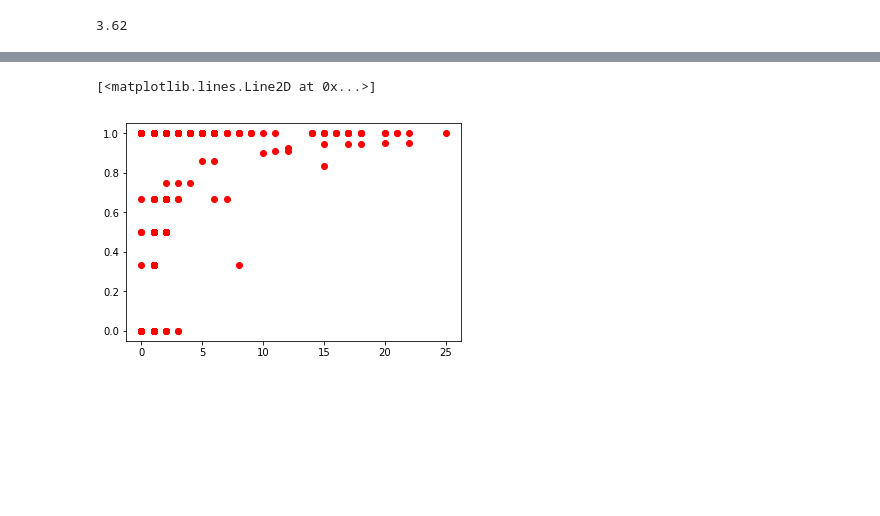
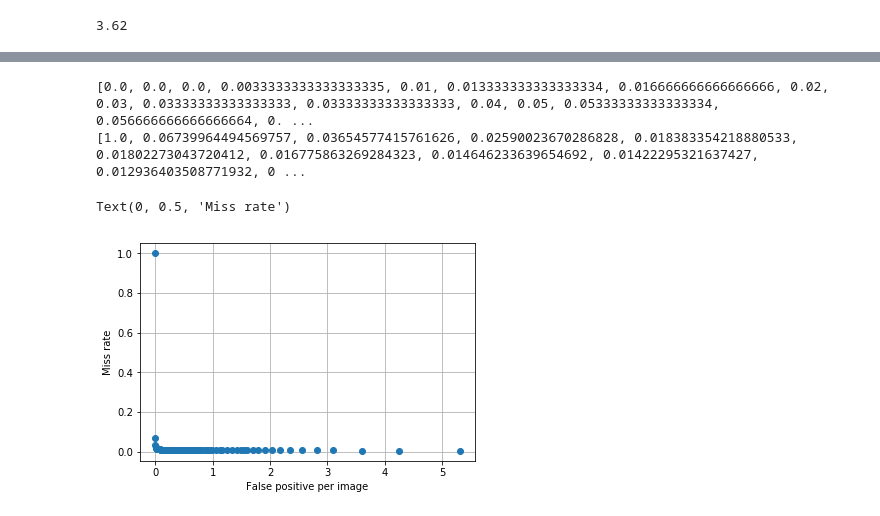
Before and after one commit to tony92151/pedestrian_generator, a Jupyter notebook: Detectron2/FPN_gandata.ipynb, the cells around one changed output, grey strips where cells are left out. Drawn from its saved outputs; the diff is of its cells as text; code cells hidden in the pictures; blank space fills up the shorter version.

```diff
--- a/Detectron2/FPN_gandata.ipynb
+++ b/Detectron2/FPN_gandata.ipynb
@@ -130,9 +130,9 @@ for i in _:
     gan_image_path_list.append('/root/notebooks/Module_final/output/'+i)
 
 gan_json_path_list = []
-_ = os.listdir('/root/notebooks/Module_final/caltech_origin_mask4_10000/json/')
+_ = os.listdir('/root/notebooks/Module_final/caltech_origin_mask4_10000_v2/json/')
 for i in _:
-    gan_json_path_list.append('/root/notebooks/Module_final/caltech_origin_mask4_10000/json/'+i)
+    gan_json_path_list.append('/root/notebooks/Module_final/caltech_origin_mask4_10000_v2/json/'+i)
 gan_json_path_list = sorted(gan_json_path_list)
 gan_image_path_list = sorted(gan_image_path_list)
 print(gan_json_path_list[:5])
@@ -355,7 +350,7 @@ def compute_iou(rec1, rec2):
 #from：https://blog.csdn.net/leviopku/java/article/details/81629492
 # %%
 iou = 0.5
-def compute_TF(outputs, d ):
+def compute_TF(outputs, d, iou):
     TF_list = []
     for box in outputs['instances'].pred_boxes.to("cpu"):
 
@@ -385,17 +380,28 @@ def compute_PN (outputs, d, score_threshold):
             PN_list.append('N')
     return PN_list
 
-def caculate_MR_FP(TF_list, PN_list):
+def cadef caculate_MR_FP(TF_list, PN_list):
     TP = 0
     FN = 0
     FP = 0
+    TN = 0
     for i, TF in enumerate(TF_list):
-        if TF+PN_list[i] == 'TP':
-            TP += 1
-        elif TF + PN_list[i] == 'FN':
-            FN += 1
+        if PN_list[i] == 'P':
+            if TF == 'T':
+                TP += 1
+            else:
+                FP += 1
         else:
-            FP += 1
+            if TF == 'T':
+                FN += 1
+            else:
+                TN += 1
+#         if TF+PN_list[i] == 'TP':
+#             TP += 1
+#         elif TF + PN_list[i] == 'FN':
+#             FN += 1
+#         else:
+#             FP += 1
     if (TP+FN) == 0:
         MR = 0
     else: MR = FN/(TP+FN)
@@ -419,11 +423,11 @@ for threshold in tqdm(range(100,2,-1)):
     MR_list =[]
     FP_list = []
     score_threshold = threshold /100
-    for d in dataset_dicts:
+    for d in test:
         im = cv2.imread(d["file_name"])
         outputs = predictor(im)
 
-        TF_list = compute_TF(outputs, d)
+        TF_list = compute_TF(outputs, d, iou)
         PN_list = compute_PN(outputs, d , score_threshold)
         MR, FP = caculate_MR_FP(TF_list, PN_list)
         #print('MR:', MR, 'FP:', FP)
@@ -530,2 +470,0 @@ plt.plot(fp_per_img_list, mr_per_img_list)
-# %%
-dataset_dicts = get_pedestrain_dict(train_people_imagelist, train_people_jsonlist)
@@ -589,5 +470,0 @@ len(miss_rate_list)
-# %%
-plt.plot(fp_list, miss_rate_list, 'ro')
-# %% [output]
-[<matplotlib.lines.Line2D at 0x...>]
-[figure, removed]
@@ -593,0 +640,18 @@ plt.plot(fp_list, miss_rate_list, 'ro')
+# %%
+print(matplot_x_test_2)
+print(matplot_y_test_2)
+# %% [output]
+[0.0, 0.0, 0.0, 0.0033333333333333335, 0.01, 0.013333333333333334, 0.016666666666666666, 0.02, 0.03, 0.03333333333333333, 0.03333333333333333, 0.04, 0.05, 0.05333333333333334, 0.056666666666666664, 0. ...
+[1.0, 0.06739964494569757, 0.03654577415761626, 0.02590023670286828, 0.018383354218880533, 0.01802273043720412, 0.016775863269284323, 0.014646233639654692, 0.01422295321637427, 0.012936403508771932, 0 ...
+# %%
+xi = [ 0.1, 1, 10]
+plt.plot(matplot_x_test_2, matplot_y_test_2, 'o')
+plt.grid(True)
+plt.xlabel('False positive per image')
+plt.ylabel('Miss rate')
+# plt.xticks(xi, test)
+# plt.xscale('log')
+# plt.xticks(xi, x)
+# %% [output]
+Text(0, 0.5, 'Miss rate')
+[figure, added]
```
Also changed, not shown: parts of 17 cells of this notebook, 5 other files.
